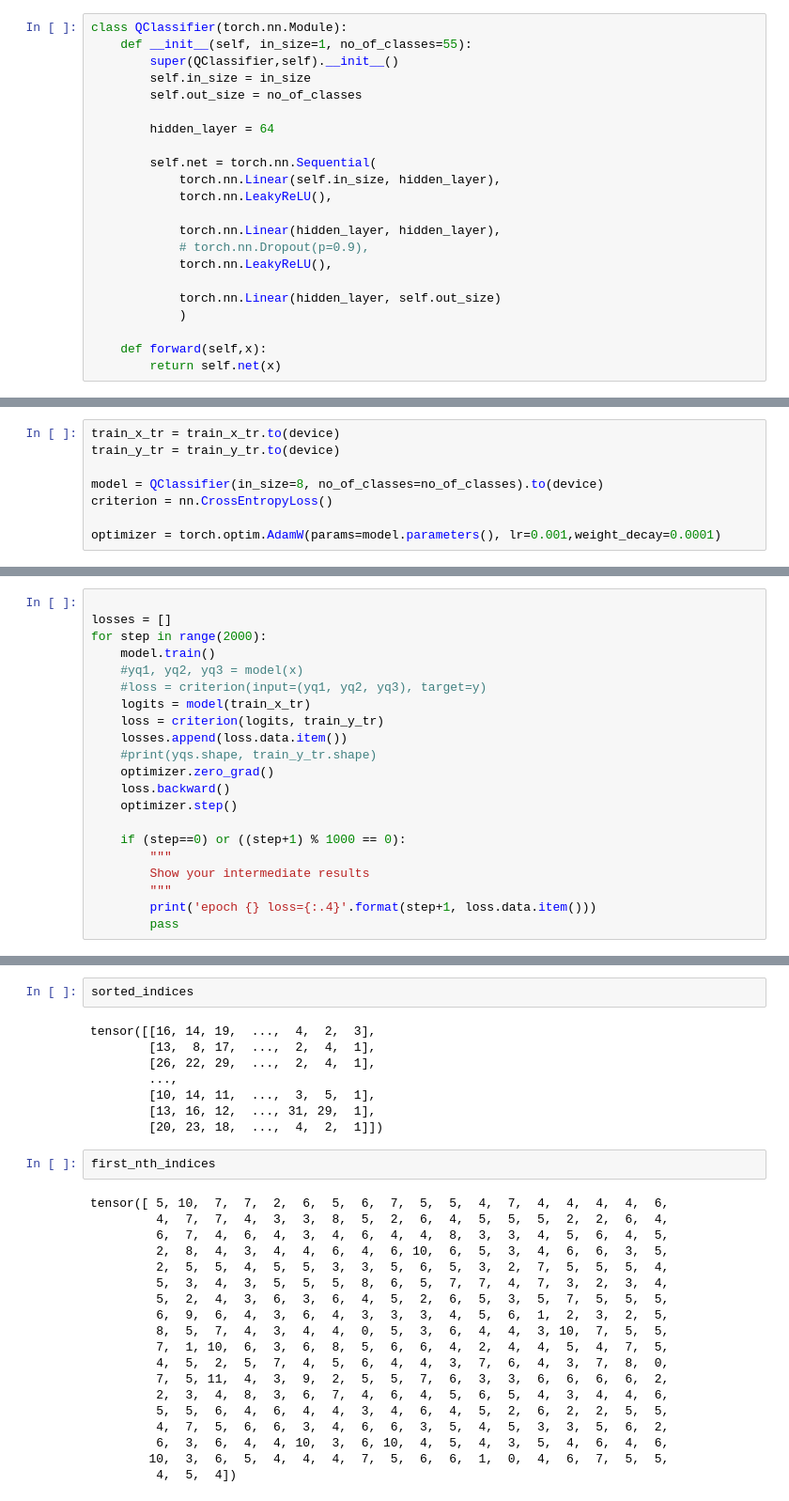
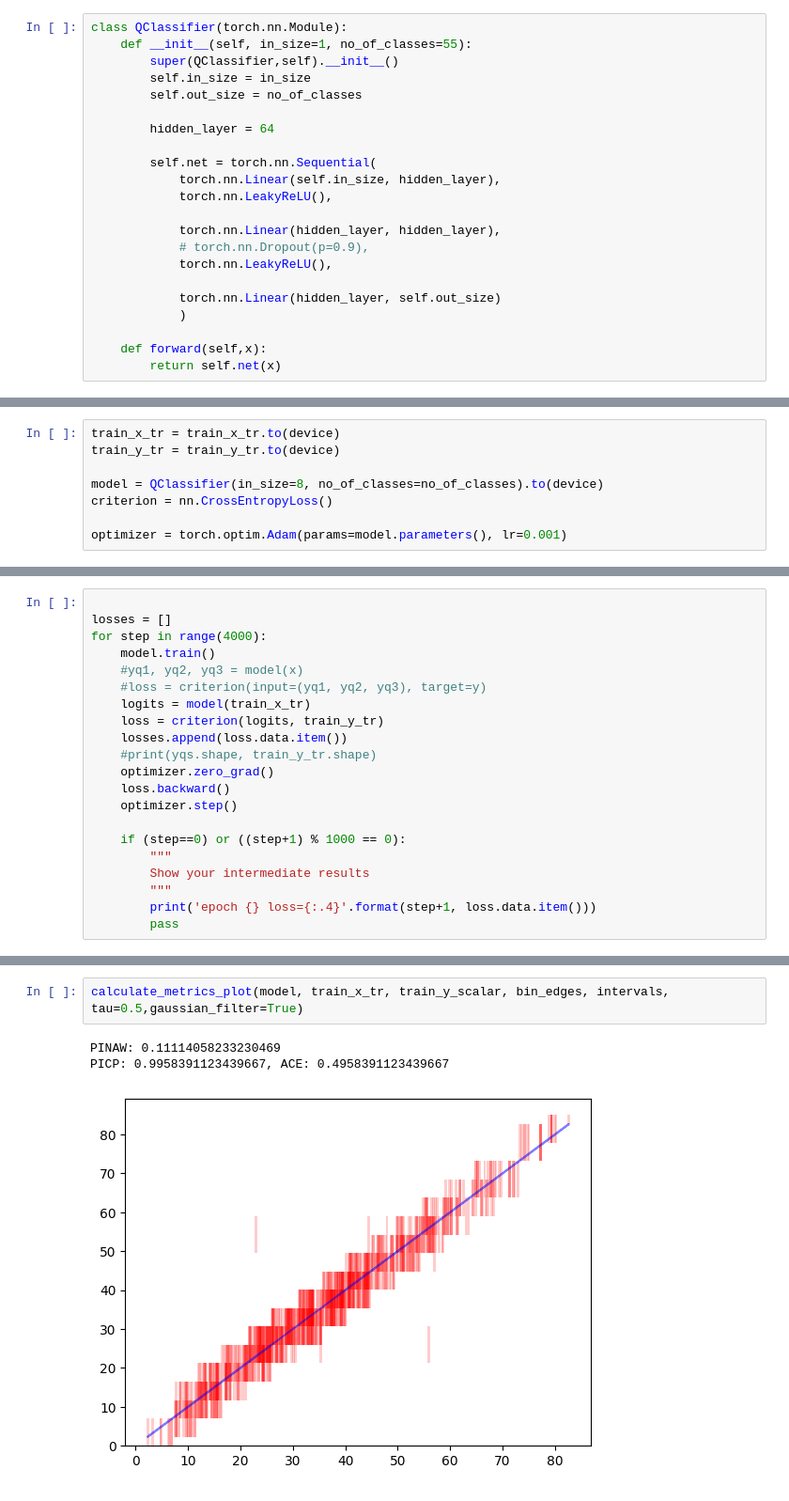
Before and after one commit to batuceng/max_quantile, a Jupyter notebook: concrete_classifier.ipynb, the cells around one changed output, grey strips where cells are left out. Shown at 94% size. Saved outputs shown, nothing was run; the diff lists cells and outputs as text.

Commit message:
PINAW method is added and code is refined

```diff
--- a/concrete_classifier.ipynb
+++ b/concrete_classifier.ipynb
@@ -119,7 +140,7 @@ train_y_tr = train_y_tr.to(device)
 model = QClassifier(in_size=8, no_of_classes=no_of_classes).to(device)
 criterion = nn.CrossEntropyLoss()
 
-optimizer = torch.optim.AdamW(params=model.parameters(), lr=0.001,weight_decay=0.0001)
+optimizer = torch.optim.Adam(params=model.parameters(), lr=0.001)
 # %%
 train_x_tr.shape
 # %% [output]
@@ -127,7 +148,7 @@ torch.Size([721, 8])
 # %%
 
 losses = []
-for step in range(2000):
+for step in range(4000):
     model.train()
     #yq1, yq2, yq3 = model(x)
     #loss = criterion(input=(yq1, yq2, yq3), target=y)
@@ -240,31 +267,6 @@ PICP: 0.5210355987055016, ACE: -0.3789644012944984
-# %%
-sorted_indices
-# %% [output]
-tensor([[16, 14, 19,  ...,  4,  2,  3],
-        [13,  8, 17,  ...,  2,  4,  1],
-        [26, 22, 29,  ...,  2,  4,  1],
-        ...,
-        [10, 14, 11,  ...,  3,  5,  1],
-        [13, 16, 12,  ..., 31, 29,  1],
-        [20, 23, 18,  ...,  4,  2,  1]])
-# %%
-first_nth_indices
-# %% [output]
-tensor([ 5, 10,  7,  7,  2,  6,  5,  6,  7,  5,  5,  4,  7,  4,  4,  4,  4,  6,
-         4,  7,  7,  4,  3,  3,  8,  5,  2,  6,  4,  5,  5,  5,  2,  2,  6,  4,
-         6,  7,  4,  6,  4,  3,  4,  6,  4,  4,  8,  3,  3,  4,  5,  6,  4,  5,
-         2,  8,  4,  3,  4,  4,  6,  4,  6, 10,  6,  5,  3,  4,  6,  6,  3,  5,
-         2,  5,  5,  4,  5,  5,  3,  3,  5,  6,  5,  3,  2,  7,  5,  5,  5,  4,
-         5,  3,  4,  3,  5,  5,  5,  8,  6,  5,  7,  7,  4,  7,  3,  2,  3,  4,
-         5,  2,  4,  3,  6,  3,  6,  4,  5,  2,  6,  5,  3,  5,  7,  5,  5,  5,
-         6,  9,  6,  4,  3,  6,  4,  3,  3,  3,  4,  5,  6,  1,  2,  3,  2,  5,
-         8,  5,  7,  4,  3,  4,  4,  0,  5,  3,  6,  4,  4,  3, 10,  7,  5,  5,
-         7,  1, 10,  6,  3,  6,  8,  5,  6,  6,  4,  2,  4,  4,  5,  4,  7,  5,
-         4,  5,  2,  5,  7,  4,  5,  6,  4,  4,  3,  7,  6,  4,  3,  7,  8,  0,
-         7,  5, 11,  4,  3,  9,  2,  5,  5,  7,  6,  3,  3,  6,  6,  6,  6,  2,
-         2,  3,  4,  8,  3,  6,  7,  4,  6,  4,  5,  6,  5,  4,  3,  4,  4,  6,
-         5,  5,  6,  4,  6,  4,  4,  3,  4,  6,  4,  5,  2,  6,  2,  2,  5,  5,
-         4,  7,  5,  6,  6,  3,  4,  6,  6,  3,  5,  4,  5,  3,  3,  5,  6,  2,
-         6,  3,  6,  4,  4, 10,  3,  6, 10,  4,  5,  4,  3,  5,  4,  6,  4,  6,
-        10,  3,  6,  5,  4,  4,  4,  7,  5,  6,  6,  1,  0,  4,  6,  7,  5,  5,
-         4,  5,  4])
+# %%
+calculate_metrics_plot(model, train_x_tr, train_y_scalar, bin_edges, intervals, tau=0.5,gaussian_filter=True)
+# %% [output]
+PINAW: 0.11114058233230469
+PICP: 0.9958391123439667, ACE: 0.4958391123439667
+[figure, added]
```
Also changed, not shown: parts of 13 cells of this notebook, 1 other file.
